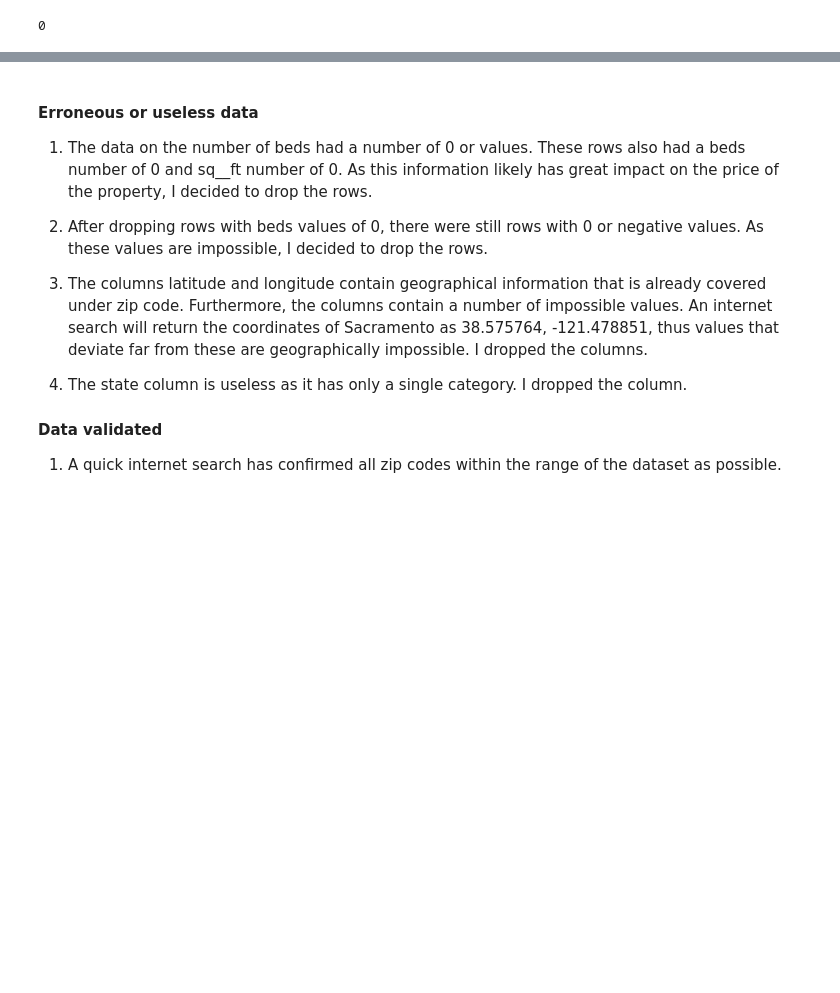
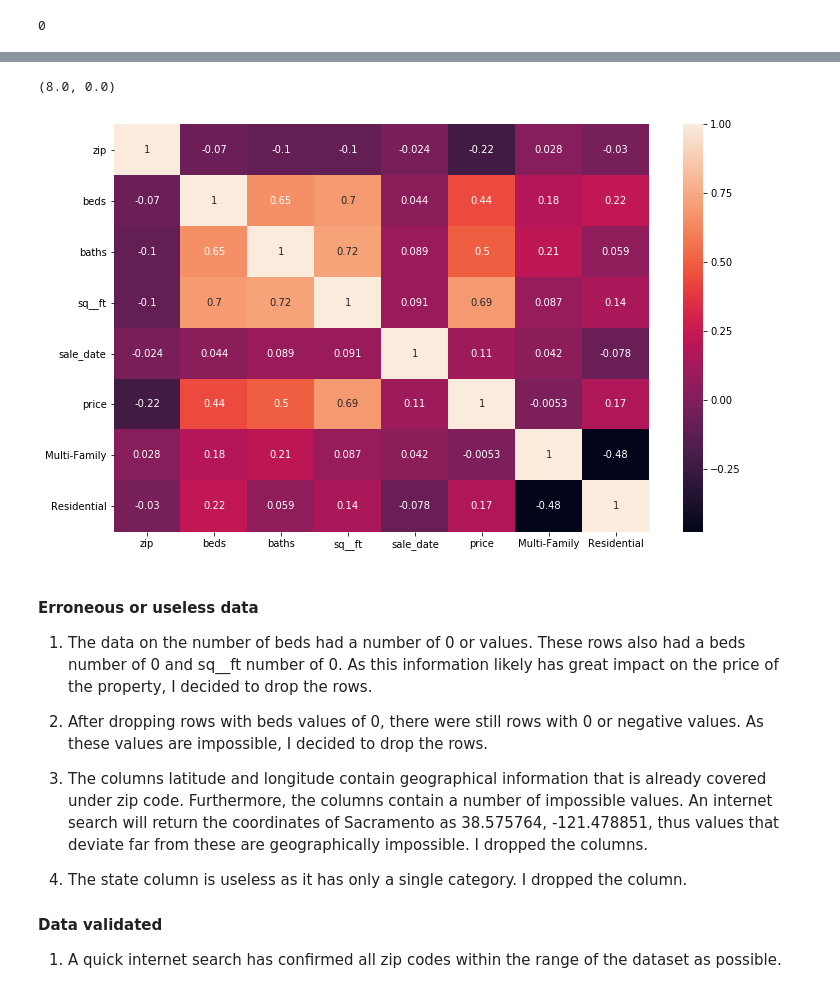
Before and after one commit to persocom01/GA-lessons, a Jupyter notebook: PROJECTS-AND-ASSIGNMENTS/3_01-lab-linear_regression-regression/linear-regression-sacramento.ipynb, the cells around one changed output, grey strips where cells are left out. Cells and saved outputs as stored; diff of their text form; code cells hidden in the pictures; blank space fills up the shorter version.

```diff
--- a/PROJECTS-AND-ASSIGNMENTS/3_01-lab-linear_regression-regression/linear-regression-sacramento.ipynb
+++ b/PROJECTS-AND-ASSIGNMENTS/3_01-lab-linear_regression-regression/linear-regression-sacramento.ipynb
@@ -175,3 +212,11 @@ del df_sac['state']
+# %%
+fig, ax = plt.subplots(figsize=(12, 7.5))
+sb.heatmap(df_sac.corr(), annot=True)
+bottom, top = ax.get_ylim()
+ax.set_ylim(bottom+0.5, top-0.5)
+# %% [output]
+(8.0, 0.0)
+[figure, added]
 # %%
 export_path = './datasets/sacramento_real_estate_transactions_Clean.csv'
 df_sac.to_csv(export_path)
```
Also changed, not shown: parts of 9 cells of this notebook, 7 other files.
